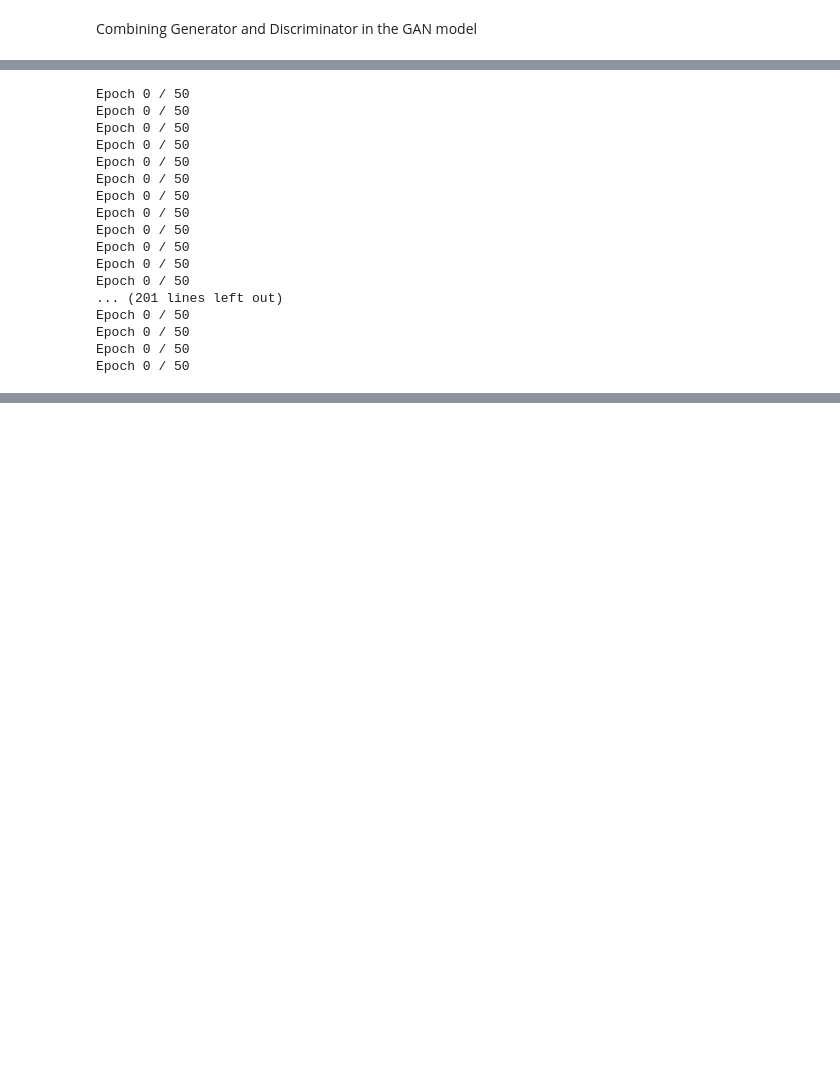
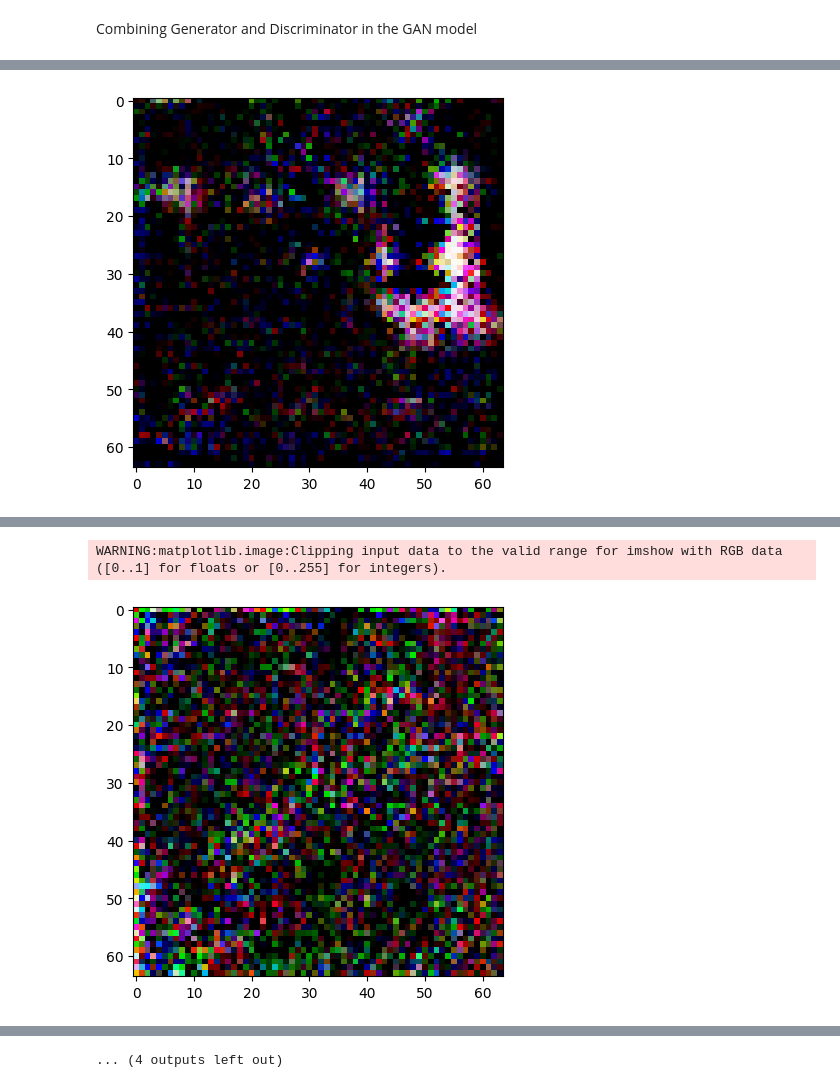
Before and after one commit to rondinini/deeplearning, a Jupyter notebook: eurosat.ipynb, the cells around one changed output, grey strips where cells are left out. Saved outputs shown, nothing was run; the diff lists cells and outputs as text; code cells hidden in the pictures; blank space fills up the shorter version.

Commit message:
added gan code, but gan doesn't train

```diff
--- a/eurosat.ipynb
+++ b/eurosat.ipynb
@@ -382,28 +432,55 @@ _________________________________________________________________
+# %%
+discriminator.compile(loss="binary_crossentropy", optimizer="rmsprop")
+discriminator.trainable = False
+gan.compile(loss="binary_crossentropy", optimizer="rmsprop")
+# %%
+def scale_for_tanh(tensor):
+    return tensor * 2. - 1.
 # %%
 def train_gan(gan_model, training_data, codings_size, epochs):
-    generator = gan_model.layers[1]
-    discriminator = gan_model.layers[2]
+    generator = gan_model.layers[0]
+    discriminator = gan_model.layers[1]
 
-    for epoch in range(epochs):
-        print(f'Epoch {epoch} / {epochs}')
-        for x_batch in training_data:
+    for epoch in range(1, epochs + 1):
+        discr_losses = []
+        gan_losses = []
+        for step, x_batch in enumerate(training_data):
+            if step > 1200:
+                break
             # Step 1 - training the discriminator
             # Adding noise - the generator will never see actual data
             noise = tf.random.normal(shape=[batch_size, codings_size])
             fake_imgs = generator(noise)
-            fake_and_real_img = tf.concat([x_batch, fake_imgs], axis=0)
+            fake_and_real_img = tf.concat([fake_imgs, x_batch], axis=0)
             # Labelling 1 for real images and 0 for fake images
             y1 = tf.constant([[0.]] * batch_size + [[1.]] * batch_size)
             # Discriminator inside the gan is NOT trainable
-            discriminator.train_on_batch(fake_and_real_img, y1)
+            discriminator.trainable = True
+            discr_loss = discriminator.train_on_batch(fake_and_real_img, y1, return_dict=True)
+            discr_losses.append(discr_loss['loss'])
 
             # Step 2 - training the generator through the GAN
             noise = tf.random.normal(shape=[batch_size, codings_size])
             y2 = tf.constant([[1.]] * batch_size)
-            gan_model.train_on_batch(noise, y2)
+            discriminator.trainable = False
+            gan_loss = gan_model.train_on_batch(noise, y2, return_dict=True)
+            gan_losses.append(gan_loss['loss'])
+
+        plt.imshow(fake_imgs[0])
+        plt.show()
+        # plot_random_images(generator, codings_size, 9)
+
+        mean_epoch_discr_loss = np.array(discr_losses).mean()
+        mean_epoch_gan_loss = np.array(gan_losses).mean()
+        print(f'Epoch {epoch} / {epochs} - Gan Loss {mean_epoch_gan_loss} | Discr loss {mean_epoch_discr_loss} ')
+        discr_losses = []
+        gan_losses = []
+
 
     return gan_model
 # %%
 train_images_dataset = train_dataset.map(lambda x, y: x, num_parallel_calls=tf.data.AUTOTUNE)
-trained_gan = train_gan(gan_model=gan_model, training_data=train_images_dataset, codings_size=CODINGS_SIZE, epochs=50)
+# Scaling for tanh
+train_images_dataset = train_images_dataset.map(lambda x: scale_for_tanh(x))
+trained_gan = train_gan(gan_model=gan, training_data=train_images_dataset, codings_size=CODINGS_SIZE, epochs=50)
 # %% [output]
@@ -410,0 +490 @@ Epoch 0 / 50
+[figure, added]
@@ -413,17 +492,2 @@ Epoch 0 / 50
-Epoch 0 / 50
-Epoch 0 / 50
-Epoch 0 / 50
-Epoch 0 / 50
-Epoch 0 / 50
-Epoch 0 / 50
-Epoch 0 / 50
-Epoch 0 / 50
-Epoch 0 / 50
-Epoch 0 / 50
-Epoch 0 / 50
-Epoch 0 / 50
-... (201 lines left out)
-Epoch 0 / 50
-Epoch 0 / 50
-Epoch 0 / 50
-Epoch 0 / 50
+WARNING:matplotlib.image:Clipping input data to the valid range for imshow with RGB data ([0..1] for floats or [0..255] for integers).
+[figure, added]
@@ -431,0 +501 @@ KeyboardInterrupt:
+... (4 outputs left out)
```
Also changed, not shown: parts of 14 cells of this notebook.
